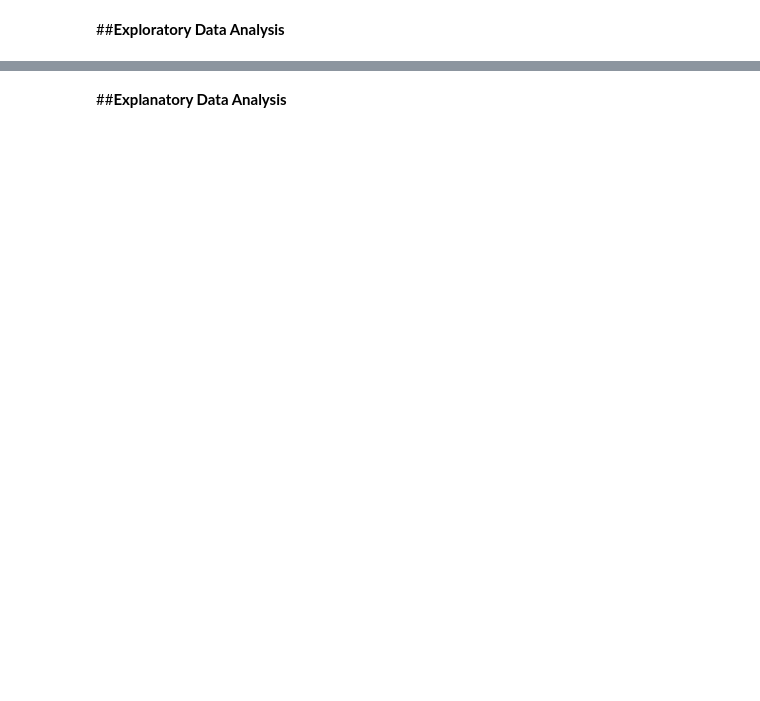
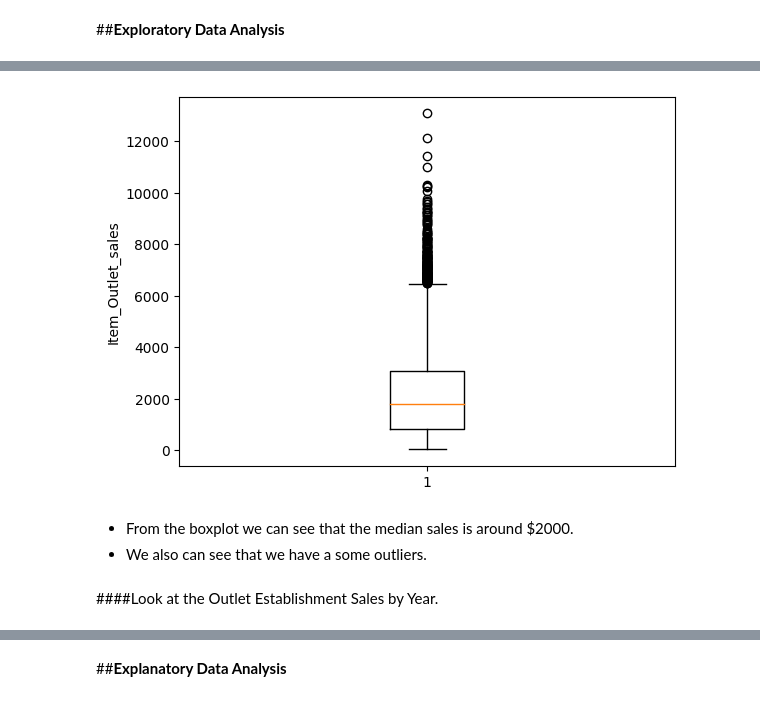
Before and after one commit to nenarossbce/Prediction-of-Product-Sales, a Jupyter notebook: Prediction_of_Product_Sales.ipynb, the cells around one changed output, grey strips where cells are left out. Cells and saved outputs as stored; diff of their text form; code cells hidden in the pictures; blank space fills up the shorter version.

```diff
--- a/Prediction_of_Product_Sales.ipynb
+++ b/Prediction_of_Product_Sales.ipynb
@@ -297,0 +370,15 @@ df.describe(include='number')
+# %%
+#Create a boxplot to show the summary of stats for 'Item_Outlet_Sales
+fig, ax = plt.subplots()
+data = df['Item_Outlet_Sales']
+ax.boxplot(data);
+ax.set_ylabel('Item_Outlet_sales');
+# %% [output]
+[figure, added]
+# %% [markdown]
+
+
+*   From the boxplot we can see that the median sales is around $2000.
+*   We also can see that we have a some outliers.
+# %% [markdown]
+####Look at the Outlet Establishment Sales by Year.
```
Also changed, not shown: parts of 21 cells of this notebook.
